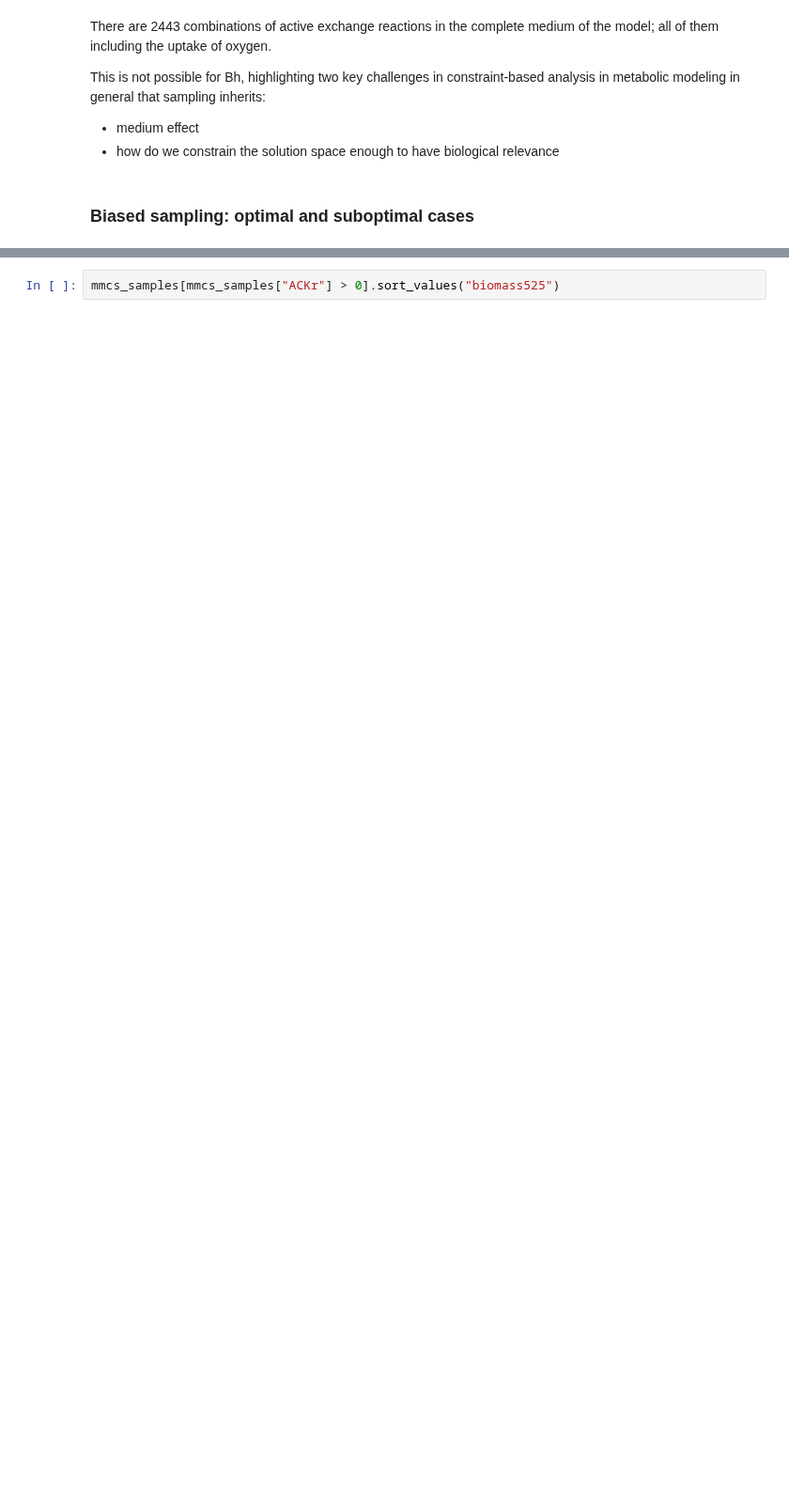
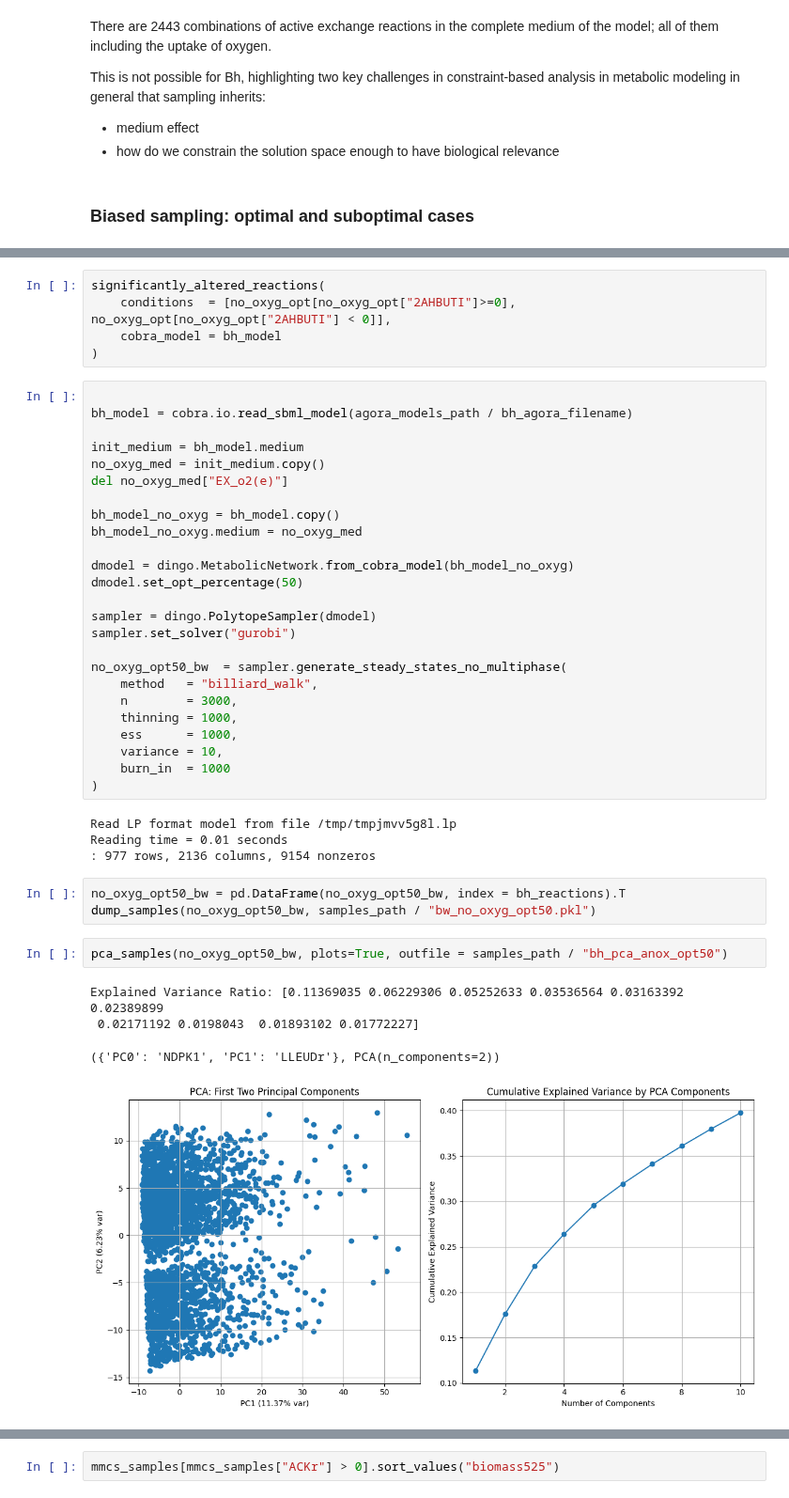
Before and after one commit to hariszaf/metabolic_toy_model, a Jupyter notebook: flux_sampling.ipynb, the cells around one changed output, grey strips where cells are left out. Shown at 94% size. Cells and saved outputs as stored; diff of their text form; blank space fills up the shorter version.

```diff
--- a/flux_sampling.ipynb
+++ b/flux_sampling.ipynb
@@ -772,0 +775,44 @@ This is not possible for Bh, highlighting two key challenges in constraint-based
+# %%
+significantly_altered_reactions(
+    conditions  = [no_oxyg_opt[no_oxyg_opt["2AHBUTI"]>=0], no_oxyg_opt[no_oxyg_opt["2AHBUTI"] < 0]],
+    cobra_model = bh_model
+)
+# %%
+
+bh_model = cobra.io.read_sbml_model(agora_models_path / bh_agora_filename)
+
+init_medium = bh_model.medium
+no_oxyg_med = init_medium.copy()
+del no_oxyg_med["EX_o2(e)"]
+
+bh_model_no_oxyg = bh_model.copy()
+bh_model_no_oxyg.medium = no_oxyg_med
+
+dmodel = dingo.MetabolicNetwork.from_cobra_model(bh_model_no_oxyg)
+dmodel.set_opt_percentage(50)
+
+sampler = dingo.PolytopeSampler(dmodel)
+sampler.set_solver("gurobi")
+
+no_oxyg_opt50_bw  = sampler.generate_steady_states_no_multiphase(
+    method   = "billiard_walk",
+    n        = 3000,
+    thinning = 1000,
+    ess      = 1000,
+    variance = 10,
+    burn_in  = 1000
+)
+# %% [output]
+Read LP format model from file /tmp/tmpjmvv5g8l.lp
+Reading time = 0.01 seconds
+: 977 rows, 2136 columns, 9154 nonzeros
+# %%
+no_oxyg_opt50_bw = pd.DataFrame(no_oxyg_opt50_bw, index = bh_reactions).T
+dump_samples(no_oxyg_opt50_bw, samples_path / "bw_no_oxyg_opt50.pkl")
+# %%
+pca_samples(no_oxyg_opt50_bw, plots=True, outfile = samples_path / "bh_pca_anox_opt50")
+# %% [output]
+Explained Variance Ratio: [0.11369035 0.06229306 0.05252633 0.03536564 0.03163392 0.02389899
+ 0.02171192 0.0198043  0.01893102 0.01772227]
+({'PC0': 'NDPK1', 'PC1': 'LLEUDr'}, PCA(n_components=2))
+[figure, added]
```
Also changed, not shown: parts of 113 cells of this notebook, 1 other file.
